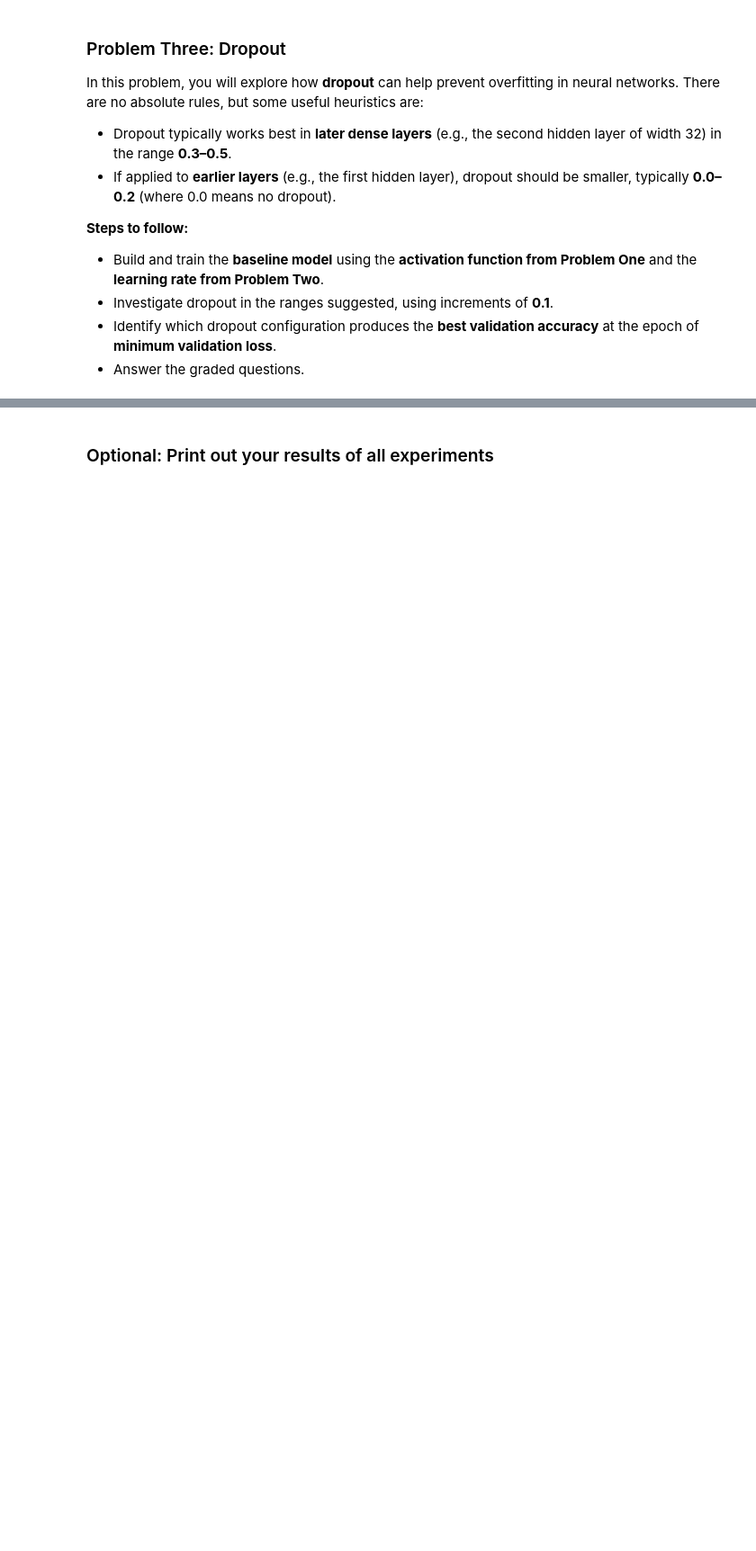
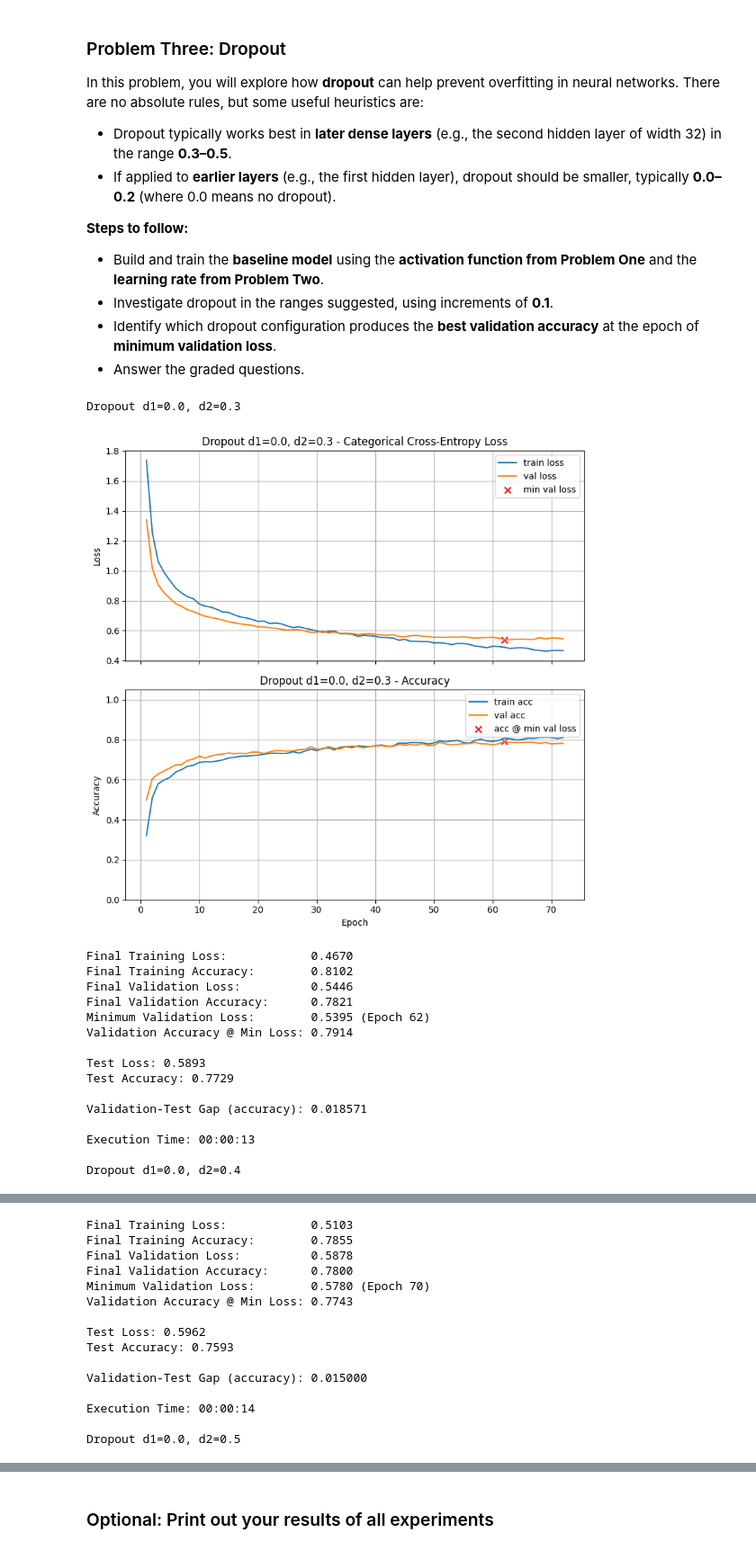
Before and after one commit to paumar2/bu-dx703-pmm, a Jupyter notebook: Homework_03.ipynb, the cells around one changed output, grey strips where cells are left out. Shown at 90% size. Saved outputs shown, nothing was run; the diff lists cells and outputs as text; code cells hidden in the pictures; blank space fills up the shorter version.

```diff
--- a/Homework_03.ipynb
+++ b/Homework_03.ipynb
@@ -670,3 +682,34 @@ In this problem, you will explore how **dropout** can help prevent overfitting i
 * Answer the graded questions.
 # %%
 # Your code here. Add as many cells as you need.
+#from problems 1&2 use: relu, learning rate = 1e-3
+dropouts_64 = [0.0, 0.1, 0.2] #for earlier layers, use smaller dropout
+dropouts_32 = [0.3, 0.4, 0.5] #for later layers, use larger dropout vals
+#create function to run diff dropouts on
+def baseline_mod_do(d1, d2, title):
+    model = build_model(X_train.shape[-1], [(64, 'relu', 0.0, d1), (32, 'relu', 0.0, d2)], n_classes)
+    return train_and_test(model, lr_schedule=1e-3, title=title)
+
+#for loop to run over each val.
+for d1 in dropouts_64:
+    for d2 in dropouts_32:
+        title=f"Dropout d1={d1}, d2={d2}"
+        baseline_mod_do(d1, d2, title)
+# %% [output]
+Dropout d1=0.0, d2=0.3
+[figure, added]
+Final Training Loss:            0.4670
+Final Training Accuracy:        0.8102
+Final Validation Loss:          0.5446
+Final Validation Accuracy:      0.7821
+Minimum Validation Loss:        0.5395 (Epoch 62)
+Validation Accuracy @ Min Loss: 0.7914
+
+Test Loss: 0.5893
+Test Accuracy: 0.7729
+
+Validation-Test Gap (accuracy): 0.018571
+
+Execution Time: 00:00:13
+
+Dropout d1=0.0, d2=0.4
@@ -672,0 +717,15 @@ In this problem, you will explore how **dropout** can help prevent overfitting i
+Final Training Loss:            0.5103
+Final Training Accuracy:        0.7855
+Final Validation Loss:          0.5878
+Final Validation Accuracy:      0.7800
+Minimum Validation Loss:        0.5780 (Epoch 70)
+Validation Accuracy @ Min Loss: 0.7743
+
+Test Loss: 0.5962
+Test Accuracy: 0.7593
+
+Validation-Test Gap (accuracy): 0.015000
+
+Execution Time: 00:00:14
+
+Dropout d1=0.0, d2=0.5
```
Also changed, not shown: parts of 39 cells of this notebook.
